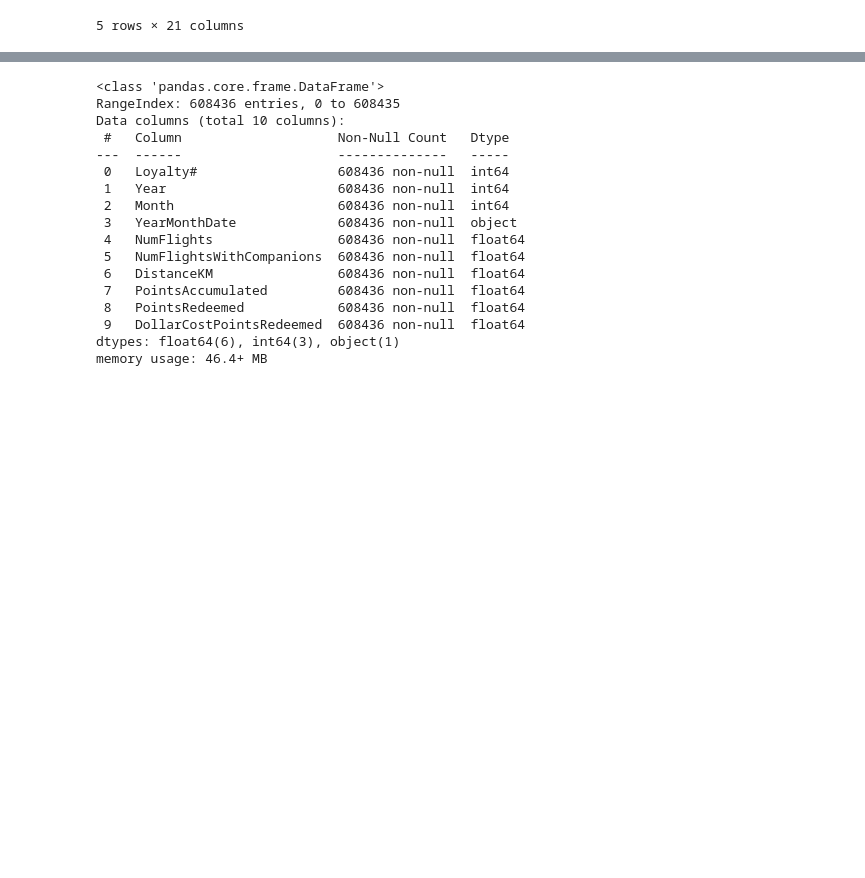
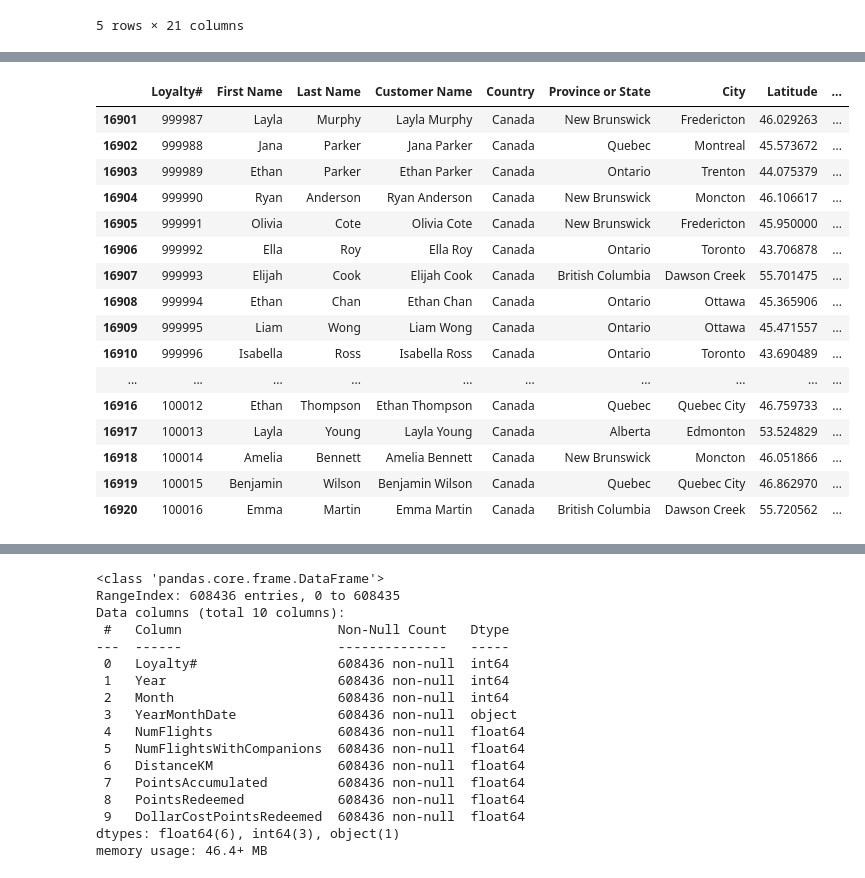
Before and after one commit to luisbdavila/Airline_Customer_Segmentation_DataMining_Project_Python, a Jupyter notebook: 1_Delivery/Code/EDA.ipynb, the cells around one changed output, grey strips where cells are left out. Saved outputs shown, nothing was run; the diff lists cells and outputs as text; code cells hidden in the pictures; blank space fills up the shorter version.

Commit message:
Data exploration customerDF

```diff
--- a/1_Delivery/Code/EDA.ipynb
+++ b/1_Delivery/Code/EDA.ipynb
@@ -12,5 +23,7 @@ import numpy as np
 # %%
-df_AIAI_Customers = pd.read_csv('../../data/DM_AIAI_CustomerDB.csv')
+df_AIAI_Customers_Complete = pd.read_csv('../../data/DM_AIAI_CustomerDB.csv')
+df_AIAI_Customers = df_AIAI_Customers_Complete.copy()
 
-df_AIAI_Flights = pd.read_csv('../../data/DM_AIAI_FlightsDB.csv')
+df_AIAI_Flights_Complete = pd.read_csv('../../data/DM_AIAI_FlightsDB.csv')
+df_AIAI_Flights = df_AIAI_Flights_Complete.copy()
 # %% [markdown]
@@ -113,0 +84,2 @@ df_AIAI_Flights.tail().T
+# %%
+df_AIAI_Customers.drop(columns=['Unnamed: 0'], inplace=True)
@@ -162,0 +142,20 @@ dtype: int64
+# %%
+df_AIAI_Customers[df_AIAI_Customers[["Income", "Customer Lifetime Value"]].isna().sum(axis=1) > 1]
+# %% [output]
+|  | Loyalty# | First Name | Last Name | Customer Name | Country | Province or State | City | Latitude | ... |
+| 16901 | 999987 | Layla | Murphy | Layla Murphy | Canada | New Brunswick | Fredericton | 46.029263 | ... |
+| 16902 | 999988 | Jana | Parker | Jana Parker | Canada | Quebec | Montreal | 45.573672 | ... |
+| 16903 | 999989 | Ethan | Parker | Ethan Parker | Canada | Ontario | Trenton | 44.075379 | ... |
+| 16904 | 999990 | Ryan | Anderson | Ryan Anderson | Canada | New Brunswick | Moncton | 46.106617 | ... |
+| 16905 | 999991 | Olivia | Cote | Olivia Cote | Canada | New Brunswick | Fredericton | 45.950000 | ... |
+| 16906 | 999992 | Ella | Roy | Ella Roy | Canada | Ontario | Toronto | 43.706878 | ... |
+| 16907 | 999993 | Elijah | Cook | Elijah Cook | Canada | British Columbia | Dawson Creek | 55.701475 | ... |
+| 16908 | 999994 | Ethan | Chan | Ethan Chan | Canada | Ontario | Ottawa | 45.365906 | ... |
+| 16909 | 999995 | Liam | Wong | Liam Wong | Canada | Ontario | Ottawa | 45.471557 | ... |
+| 16910 | 999996 | Isabella | Ross | Isabella Ross | Canada | Ontario | Toronto | 43.690489 | ... |
+| ... | ... | ... | ... | ... | ... | ... | ... | ... | ... |
+| 16916 | 100012 | Ethan | Thompson | Ethan Thompson | Canada | Quebec | Quebec City | 46.759733 | ... |
+| 16917 | 100013 | Layla | Young | Layla Young | Canada | Alberta | Edmonton | 53.524829 | ... |
+| 16918 | 100014 | Amelia | Bennett | Amelia Bennett | Canada | New Brunswick | Moncton | 46.051866 | ... |
+| 16919 | 100015 | Benjamin | Wilson | Benjamin Wilson | Canada | Quebec | Quebec City | 46.862970 | ... |
+| 16920 | 100016 | Emma | Martin | Emma Martin | Canada | British Columbia | Dawson Creek | 55.720562 | ... |
```
Also changed, not shown: parts of 41 cells of this notebook.
